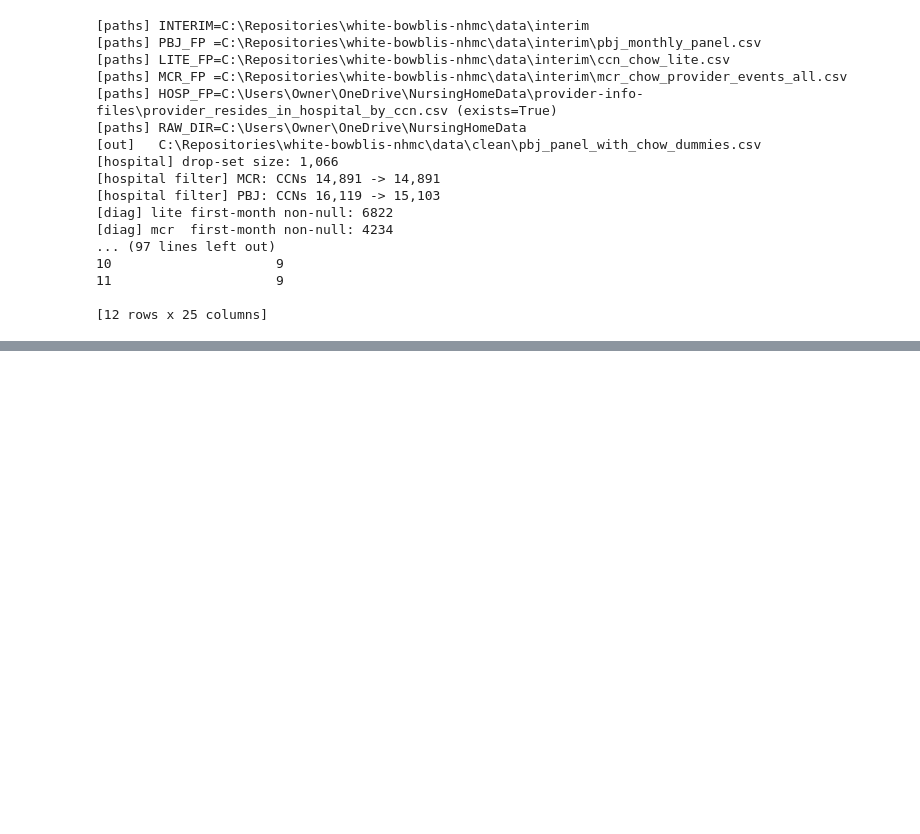
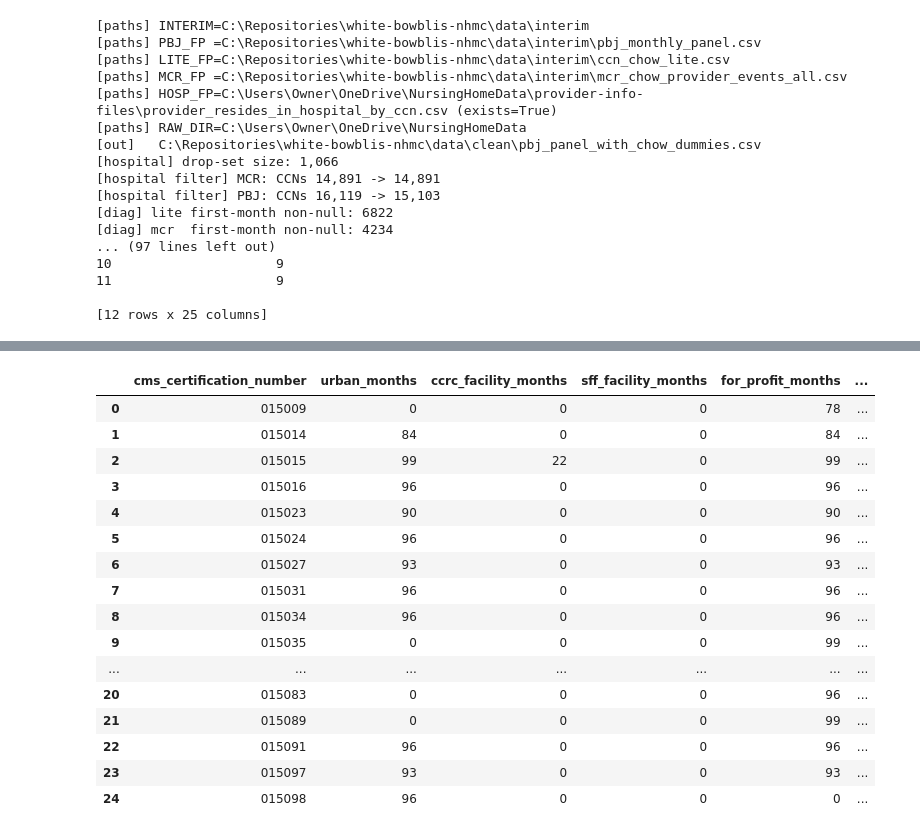
Before and after one commit to josephwhite-jfw/white-bowblis-nhmc, a Jupyter notebook: src/project_development.ipynb, the cells around one changed output, grey strips where cells are left out. Saved outputs shown, nothing was run; the diff lists cells and outputs as text; code cells hidden in the pictures; blank space fills up the shorter version.

Commit message:
Final Analytical Panel

```diff
--- a/src/project_development.ipynb
+++ b/src/project_development.ipynb
@@ -144,0 +121,81 @@ case_mix_decile_state
+# %%
+# === Summary stats + counts-by-CCN for the final panel ===
+import pandas as pd
+import numpy as np
+from pathlib import Path
+
+# ---- paths ----
+PANEL_FP = Path(r"C:\Repositories\white-bowblis-nhmc\data\clean\pbj_panel_with_chow_dummies.csv")
+OUT_DIR  = Path(r"C:\Repositories\white-bowblis-nhmc\data\clean")
+OUT_DIR.mkdir(parents=True, exist_ok=True)
+
+# ---- load ----
+df = pd.read_csv(PANEL_FP, low_memory=False, dtype={"cms_certification_number":"string"})
+if "month" in df.columns:
+    df["month"] = pd.to_datetime(df["month"], errors="coerce")
+
+# ---- (1) Mean & median (column-wise across rows) ----
+numeric_vars = [
+    "gap_from_prev_months",
+    "rn_hours_month","lpn_hours_month","cna_hours_month","total_hours",
+    "resident_days","avg_daily_census",
+    "rn_hppd","lpn_hppd","cna_hppd","total_hppd",
+    "days_reported","days_in_month","coverage_ratio",
+    "pct_medicaid","pct_medicare","num_beds","occupancy_rate",
+    "case_mix_quartile_nat","case_mix_decile_nat","case_mix_quartile_state","case_mix_decile_state",
+]
+numeric_vars = [c for c in numeric_vars if c in df.columns]
+
+for c in numeric_vars:
+    df[c] = pd.to_numeric(df[c], errors="coerce")
+
+summary = pd.DataFrame({
+    "mean": df[numeric_vars].mean(numeric_only=True),
+    "median": df[numeric_vars].median(numeric_only=True),
+}).round(4).reindex(numeric_vars)
+
+summary_fp = OUT_DIR / "panel_numeric_summary.csv"
+summary.to_csv(summary_fp)
+print(f"[saved] {summary_fp}")
+display(summary.head(25))
+
+# ---- (2) Counts by CCN: months where dummy == 1 ----
+ccn_col = "cms_certification_number"
+dummy_vars = [
+    "urban", "ccrc_facility", "sff_facility",
+    "for_profit", "non_profit",  # government = 0/0
+    "is_chain", "ever_treated",
+]
+dummy_vars = [c for c in dummy_vars if c in df.columns]
+
+# normalize to 0/1 Int8
+def to01(s):
+    if str(s.dtype) == "boolean":
+        return s.astype("Int8").fillna(0)
+    s_num = pd.to_numeric(s, errors="coerce")
+    if s_num.notna().any():
+        return s_num.fillna(0).astype("Int8")
+    s_str = s.astype("string").str.strip().str.lower()
+    mapped = s_str.map({"1":1,"true":1,"t":1,"yes":1,"y":1,"urban":1,
+                        "0":0,"false":0,"f":0,"no":0,"n":0,"rural":0})
+    return mapped.fillna(0).astype("Int8")
+
+for c in dummy_vars:
+    df[c] = to01(df[c])
+
+# per-CCN sums (i.e., number of months with value==1)
+counts = (
+    df.groupby(ccn_col, as_index=False)[dummy_vars]
+      .sum(numeric_only=True)
+      .rename(columns={c: f"{c}_months" for c in dummy_vars})
+)
+
+# add total months in panel per CCN (denominator)
+total_months = df.groupby(ccn_col).size().reset_index(name="total_months")
+counts = counts.merge(total_months, on=ccn_col, how="left")
+
+counts_fp = OUT_DIR / "panel_counts_by_ccn.csv"
+counts.to_csv(counts_fp, index=False)
+print(f"[saved] {counts_fp}")
+display(counts.head(25))
+# %% [output]
@@ -144,0 +221,17 @@ case_mix_decile_state
+|  | cms_certification_number | urban_months | ccrc_facility_months | sff_facility_months | for_profit_months | ... |
+| 0 | 015009 | 0 | 0 | 0 | 78 | ... |
+| 1 | 015014 | 84 | 0 | 0 | 84 | ... |
+| 2 | 015015 | 99 | 22 | 0 | 99 | ... |
+| 3 | 015016 | 96 | 0 | 0 | 96 | ... |
+| 4 | 015023 | 90 | 0 | 0 | 90 | ... |
+| 5 | 015024 | 96 | 0 | 0 | 96 | ... |
+| 6 | 015027 | 93 | 0 | 0 | 93 | ... |
+| 7 | 015031 | 96 | 0 | 0 | 96 | ... |
+| 8 | 015034 | 96 | 0 | 0 | 96 | ... |
+| 9 | 015035 | 0 | 0 | 0 | 99 | ... |
+| ... | ... | ... | ... | ... | ... | ... |
+| 20 | 015083 | 0 | 0 | 0 | 96 | ... |
+| 21 | 015089 | 0 | 0 | 0 | 99 | ... |
+| 22 | 015091 | 96 | 0 | 0 | 96 | ... |
+| 23 | 015097 | 93 | 0 | 0 | 93 | ... |
+| 24 | 015098 | 96 | 0 | 0 | 0 | ... |
```
Also changed, not shown: parts of 5 cells of this notebook, 4 other files.
